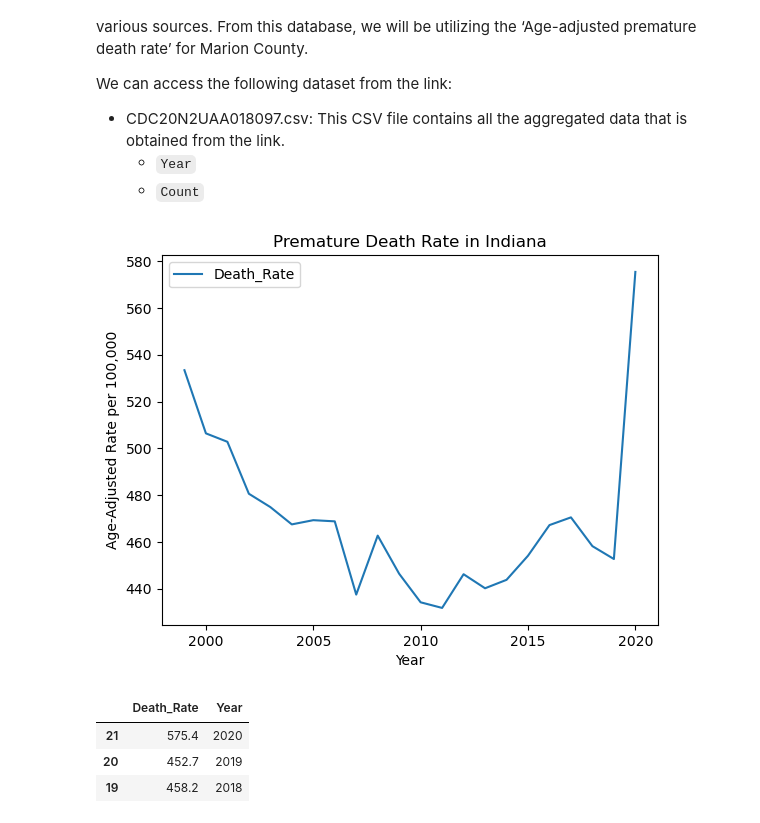
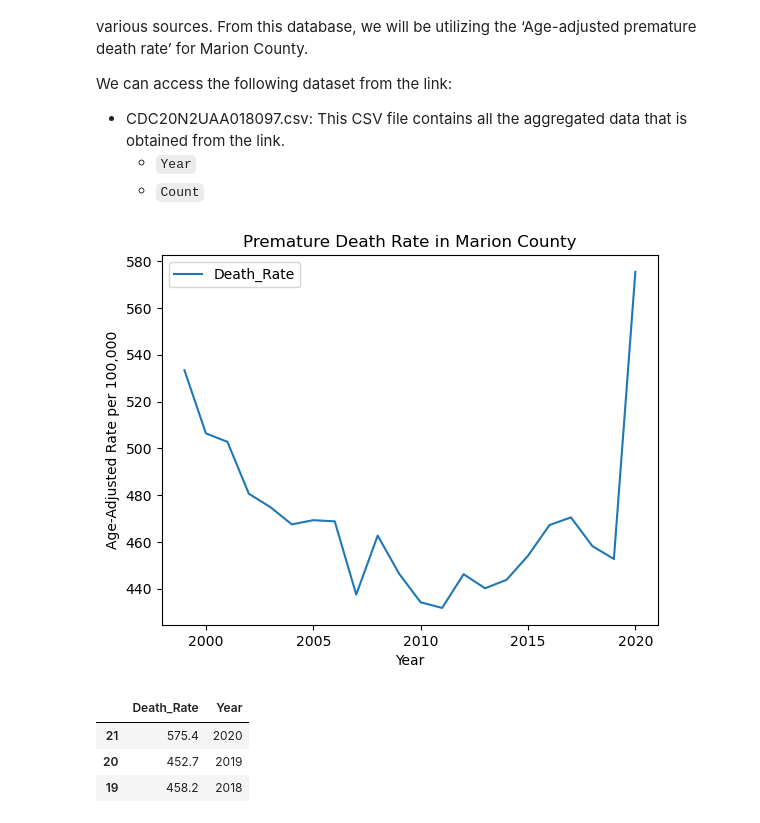
Before and after one commit to himanshunaidu/data512_project, a Jupyter notebook: healthcare_data_acquisition.ipynb, the cells around one changed output. Cells and saved outputs as stored; diff of their text form; code cells hidden in the pictures.

```diff
--- a/healthcare_data_acquisition.ipynb
+++ b/healthcare_data_acquisition.ipynb
@@ -284,11 +324,11 @@ premature_death_county_df.drop(columns=['DATE'], inplace=True)
 # %%
 premature_death_county_df.plot(x='Year', y='Death_Rate')
 plt.xlabel('Year')
 plt.ylabel('Age-Adjusted Rate per 100,000')
-plt.title('Premature Death Rate in Indiana')
+plt.title('Premature Death Rate in Marion County')
 plt.show()
 # %% [output]
-[figure, old version]
+[figure, new version]
 # %%
 premature_death_county_df.sort_values(by='Year', ascending=False).head(3)
 # %% [output]
```
Also changed, not shown: parts of 9 cells of this notebook, 2 other files.
